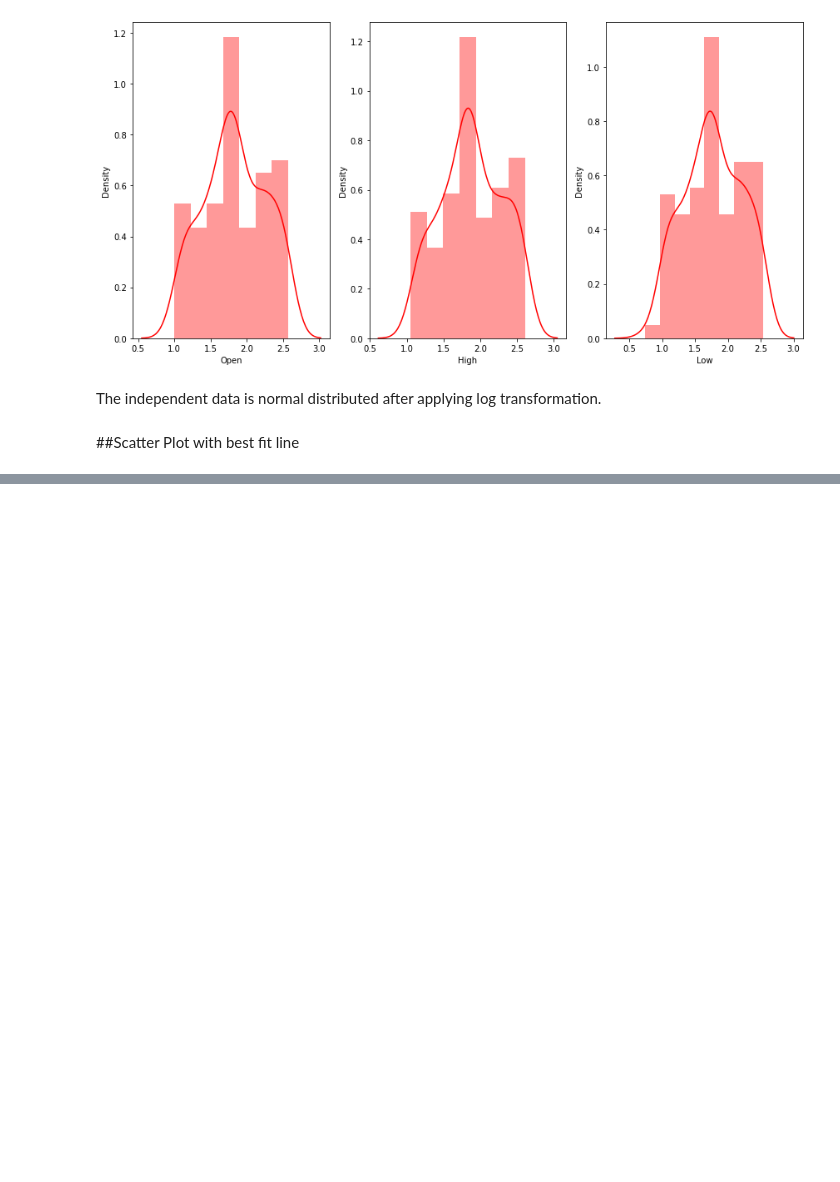
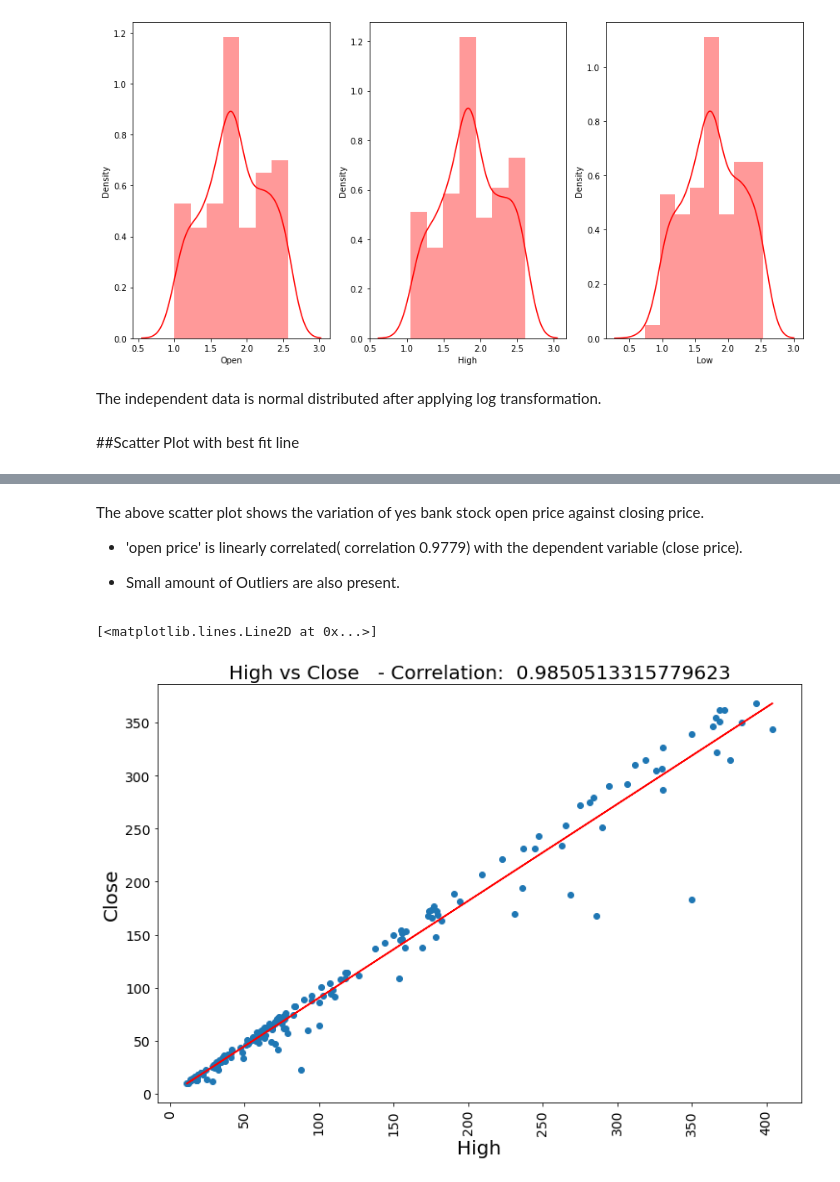
Before and after one commit to Ashfaquesayyed/Yes-bank-stock-closing-price-prediction, a Jupyter notebook: Yes_bank_stock_closing_price_new.ipynb, the cells around one changed output, grey strips where cells are left out. Cells and saved outputs as stored; diff of their text form; code cells hidden in the pictures; blank space fills up the shorter version.

```diff
--- a/Yes_bank_stock_closing_price_new.ipynb
+++ b/Yes_bank_stock_closing_price_new.ipynb
@@ -297,0 +330,38 @@ The independent data is normal distributed after applying log transformation.
+# %% [markdown]
+ The above scatter plot shows the variation of yes bank stock open price against closing price.
+
+* 'open price' is linearly correlated( correlation 0.9779) with the dependent variable (close price).
+
+* Small amount of Outliers are also present.
+# %%
+stock_close=df['Close']
+
+#correlation of High and Close Price
+correlation= df['High'].corr(stock_close)
+
+#figure size
+fig = plt.figure(figsize=(12, 8))
+ax = fig.gca()
+
+#scatter plot
+plt.scatter(x= df['High'], y= df['Close'])
+
+#setting title
+ax.set_title("High vs Close" + "   - Correlation:  " + str(correlation), fontsize=20)
+
+#labelling
+plt.xlabel('High', fontsize= 20)
+plt.ylabel('Close', fontsize= 20)
+
+#fontsize
+plt.xticks(rotation=90,fontsize=14)
+plt.yticks(fontsize=14)
+
+#best fit line
+z = np.polyfit(df['High'], df['Close'], 1)
+y_hat = np.poly1d(z)(df["High"])
+
+plt.plot(df["High"], y_hat, "r-", lw=1.5)
+# %% [output]
+[<matplotlib.lines.Line2D at 0x...>]
+[figure, added]
```
Also changed, not shown: parts of 5 cells of this notebook.
